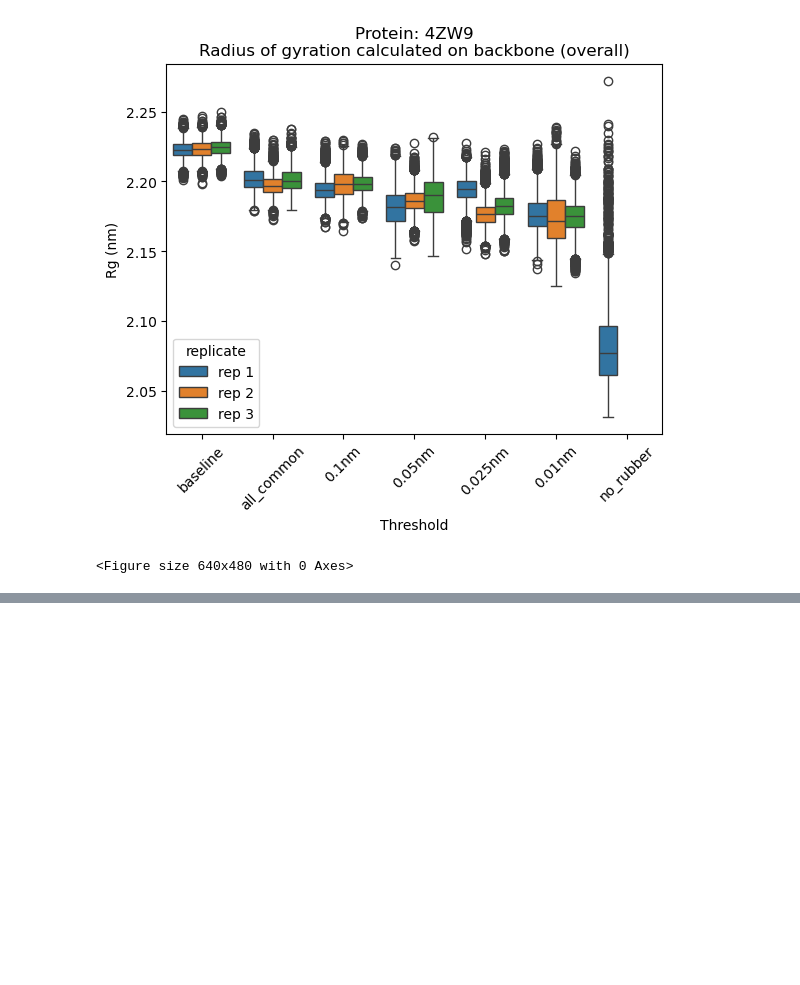
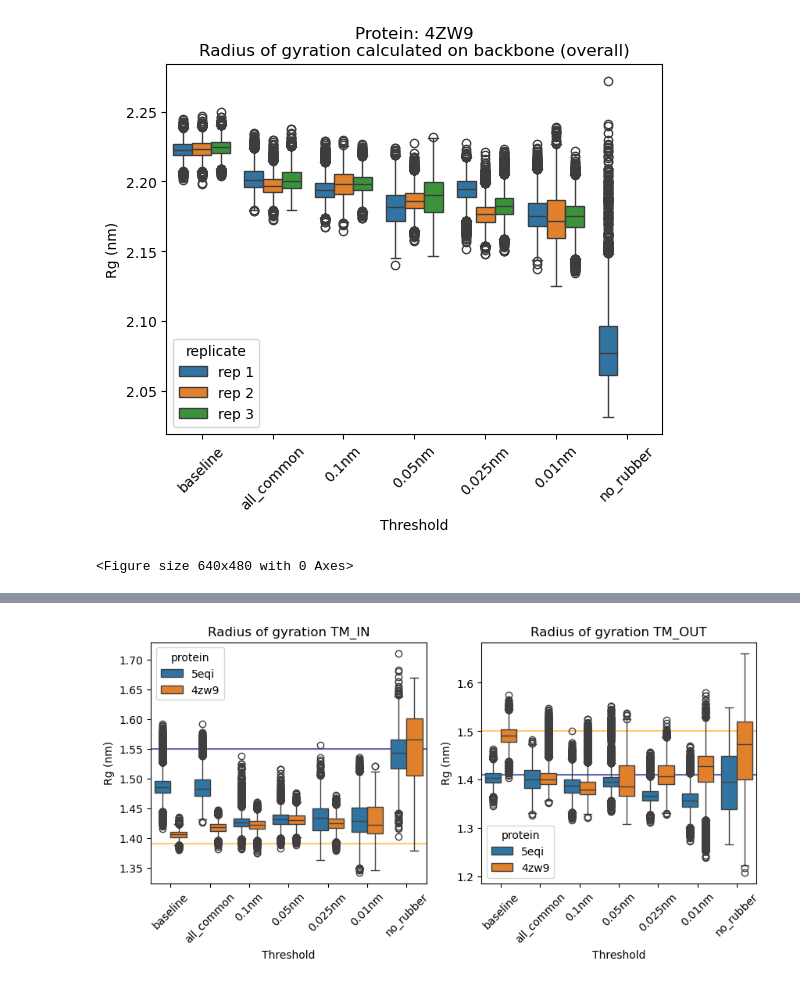
Before and after one commit to bvanhoewijk/comdyn_project, a Jupyter notebook: analysis/02_angstrom_benchmark_elnedyn22/04_radius_of_gyration.ipynb, the cells around one changed output, grey strips where cells are left out. Cells and saved outputs as stored; diff of their text form; code cells hidden in the pictures; blank space fills up the shorter version.

```diff
--- a/analysis/02_angstrom_benchmark_elnedyn22/04_radius_of_gyration.ipynb
+++ b/analysis/02_angstrom_benchmark_elnedyn22/04_radius_of_gyration.ipynb
@@ -220,0 +438,22 @@ plt.figure()
+# %%
+fig, axs = plt.subplots(1, 2)
+plt.rcParams["figure.figsize"] = (10, 4)
+
+axs[0].axhline(1.39, c="orange", alpha=0.6)
+axs[0].axhline(1.55, c="darkblue", alpha=0.6)
+sns.boxplot(data=df_in, x="threshold", y="rg_all", hue="protein", ax=axs[0])
+axs[0].set_ylabel("Rg (nm)")
+axs[0].set_xlabel("Threshold")
+axs[0].set_title("Radius of gyration TM_IN")
+
+axs[1].axhline(1.5, c="orange", alpha=0.6)
+axs[1].axhline(1.41, c="darkblue", alpha=0.6)
+sns.boxplot(data=df_out, x="threshold", y="rg_all", hue="protein", ax=axs[1])
+axs[1].set_ylabel("Rg (nm)")
+axs[1].set_xlabel("Threshold")
+axs[1].set_title("Radius of gyration TM_OUT")
+
+axs[0].tick_params(axis='x', labelrotation=45)
+axs[1].tick_params(axis='x', labelrotation=45)
+# %% [output]
+[figure, added]
```
Also changed, not shown: parts of 4 cells of this notebook.
